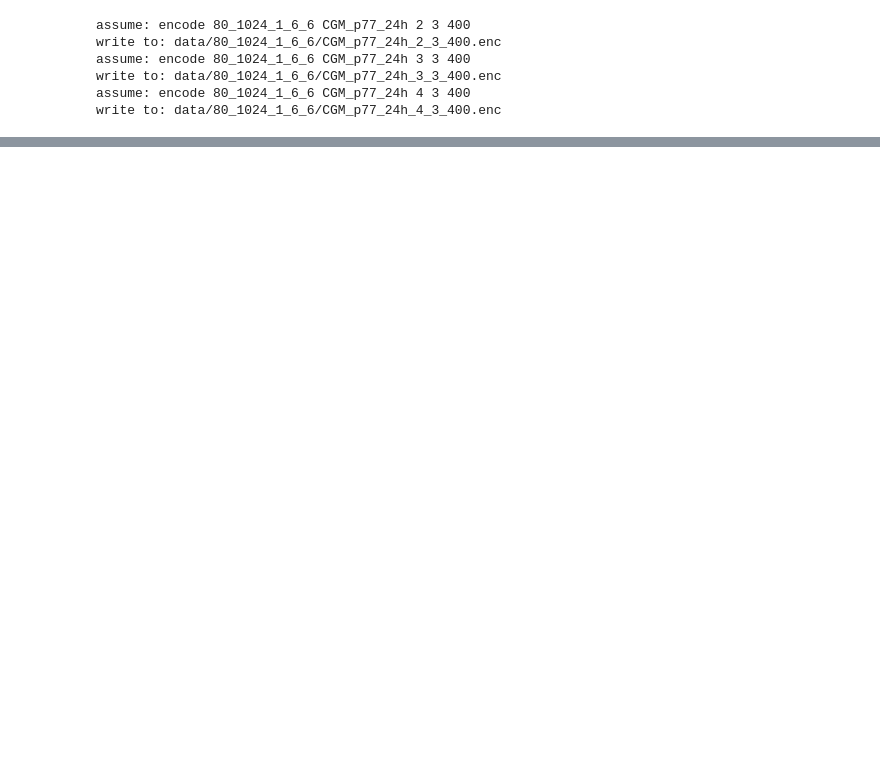
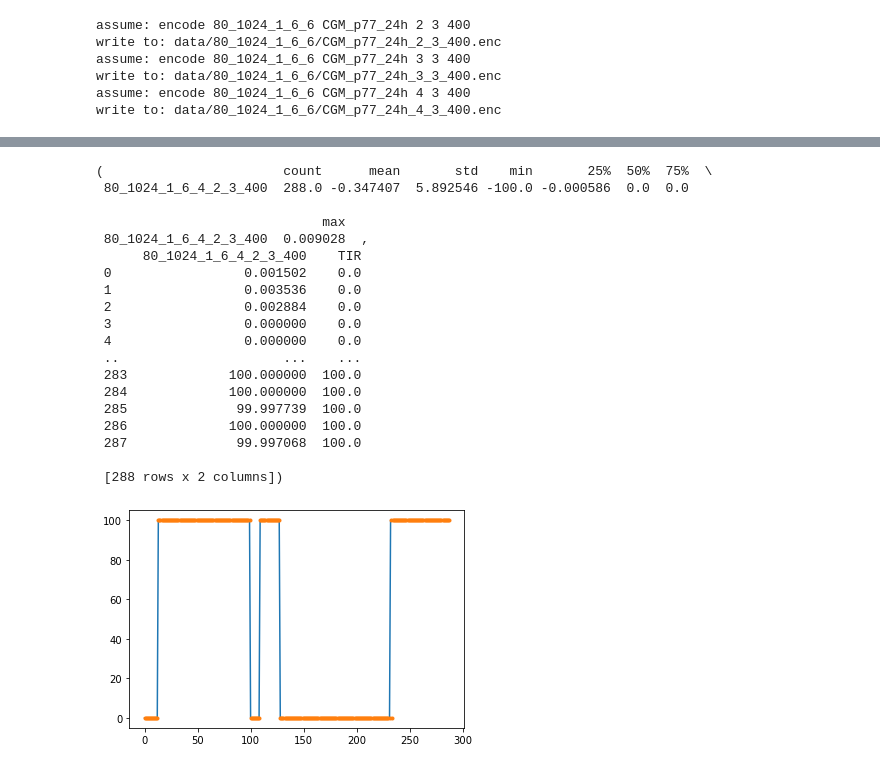
Before and after one commit to rickardbrannvall/teewondee, a Jupyter notebook: ewma_GVI/scripts.ipynb, the cells around one changed output, grey strips where cells are left out. Cells and saved outputs as stored; diff of their text form; code cells hidden in the pictures; blank space fills up the shorter version.

```diff
--- a/ewma_GVI/scripts.ipynb
+++ b/ewma_GVI/scripts.ipynb
@@ -28,0 +59,11 @@ write to: data/80_1024_1_6_6/CGM_p77_24h_4_3_400.enc
+# %%
+allfiles = glob("data/*/*.enc")
+for filepath in allfiles:
+    _, keys, filename = filepath.split("/")
+    name, _ = filename.split(".")
+    file = "data/%s/%s.csv"%(keys,name)
+    print(keys, name, os.path.isfile(file))
+    if not os.path.isfile(file):
+        script = "target/debug/decode_data %s %s"%(keys, name)
+        #print("", script)
+        !$script
@@ -28,0 +92,8 @@ write to: data/80_1024_1_6_6/CGM_p77_24h_4_3_400.enc
+# %%
+data = "CGM_p77_24h"
+
+df = pd.read_csv("data/%s.csv"%data, header=None, names=["ts","CGM"])
+df["TIR"] = df["CGM"].apply(lambda x: 100.0 if ((x<180) & (x>70)) else 0.0)
+df["H70"] = df["CGM"].apply(lambda x: 100.0 if (x<70) else 0.0)
+df["H54"] = df["CGM"].apply(lambda x: 100.0 if (x<54) else 0.0)
+df.head()
@@ -28,0 +107,18 @@ write to: data/80_1024_1_6_6/CGM_p77_24h_4_3_400.enc
+# %%
+allfiles = glob("data/*/%s*.csv"%data)
+
+dt = {"CGM": {}, "TIR":{}, "H70":{}, "H54":{}, "GVP":{}}
+
+for filepath in allfiles:
+    _, keys, filename = filepath.split("/")
+    name, _ = filename.split(".")
+    tmp = name.split("_")
+    tag = keys+"_"+"_".join(tmp[3:6])
+    if len(tmp) == 6:
+        print(tag)
+        ds = pd.read_csv(filepath, header=None)
+        dt["CGM"][tag] = ds.values[:,0]
+    elif len(tmp) == 7:
+        print(tag)
+        ds = pd.read_csv(filepath, header=None)
+        dt[tmp[-1]][tag] = ds.values[:,0]
@@ -28,0 +163,27 @@ write to: data/80_1024_1_6_6/CGM_p77_24h_4_3_400.enc
+# %%
+idx = "TIR"
+ds = pd.DataFrame(dt[idx], index=df.index)
+plt.plot(df[idx])
+plt.plot(ds, ".")
+(ds - df[[idx]].values).describe().T, pd.concat([ds,df[idx]], axis =1)
+# %% [output]
+(                       count      mean       std    min       25%  50%  75%  \
+ 80_1024_1_6_4_2_3_400  288.0 -0.347407  5.892546 -100.0 -0.000586  0.0  0.0
+
+                             max
+ 80_1024_1_6_4_2_3_400  0.009028  ,
+      80_1024_1_6_4_2_3_400    TIR
+ 0                 0.001502    0.0
+ 1                 0.003536    0.0
+ 2                 0.002884    0.0
+ 3                 0.000000    0.0
+ 4                 0.000000    0.0
+ ..                     ...    ...
+ 283             100.000000  100.0
+ 284             100.000000  100.0
+ 285              99.997739  100.0
+ 286             100.000000  100.0
+ 287              99.997068  100.0
+
+ [288 rows x 2 columns])
+[figure, added]
```
Also changed, not shown: parts of 17 cells of this notebook, 7 other files.
